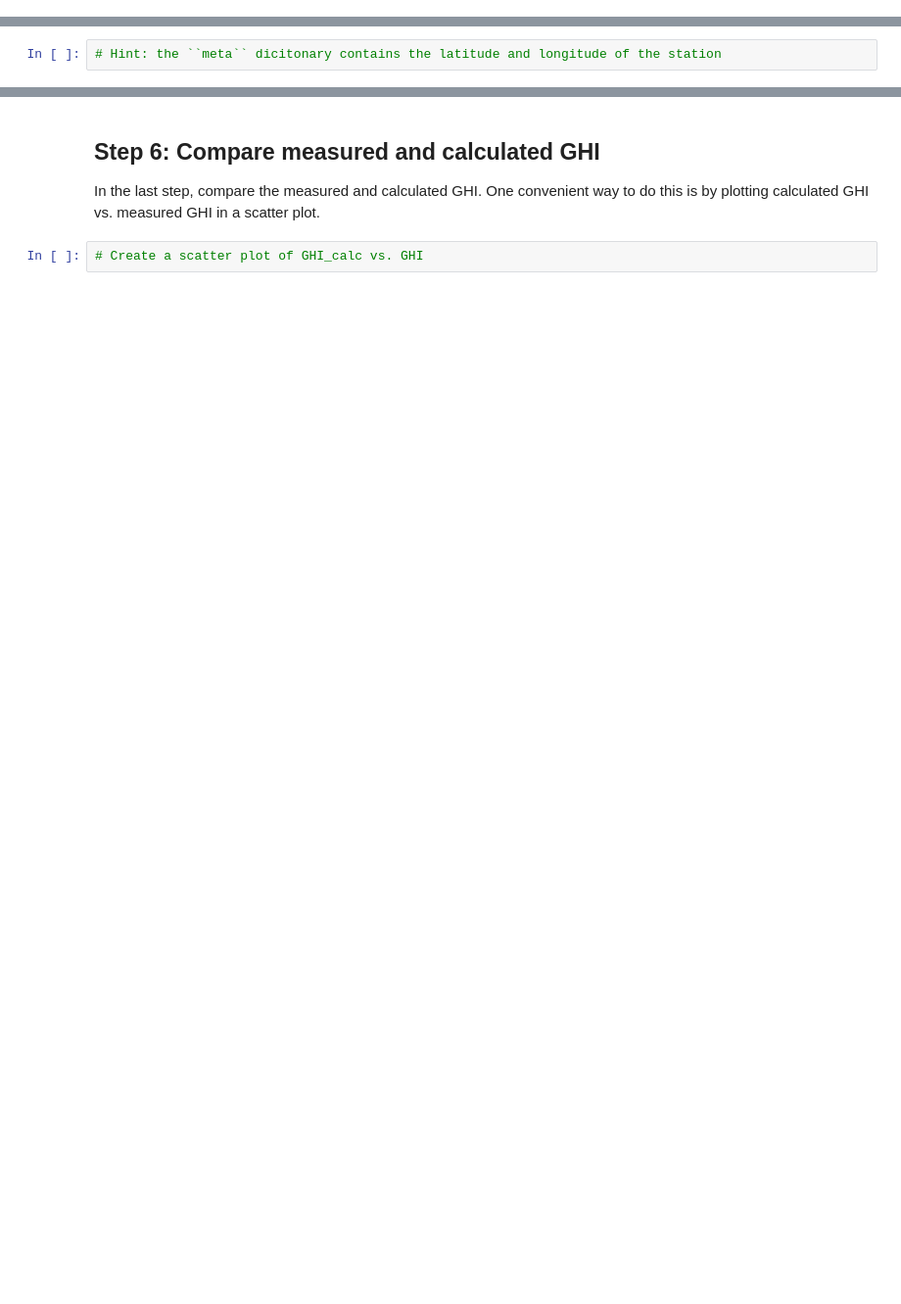
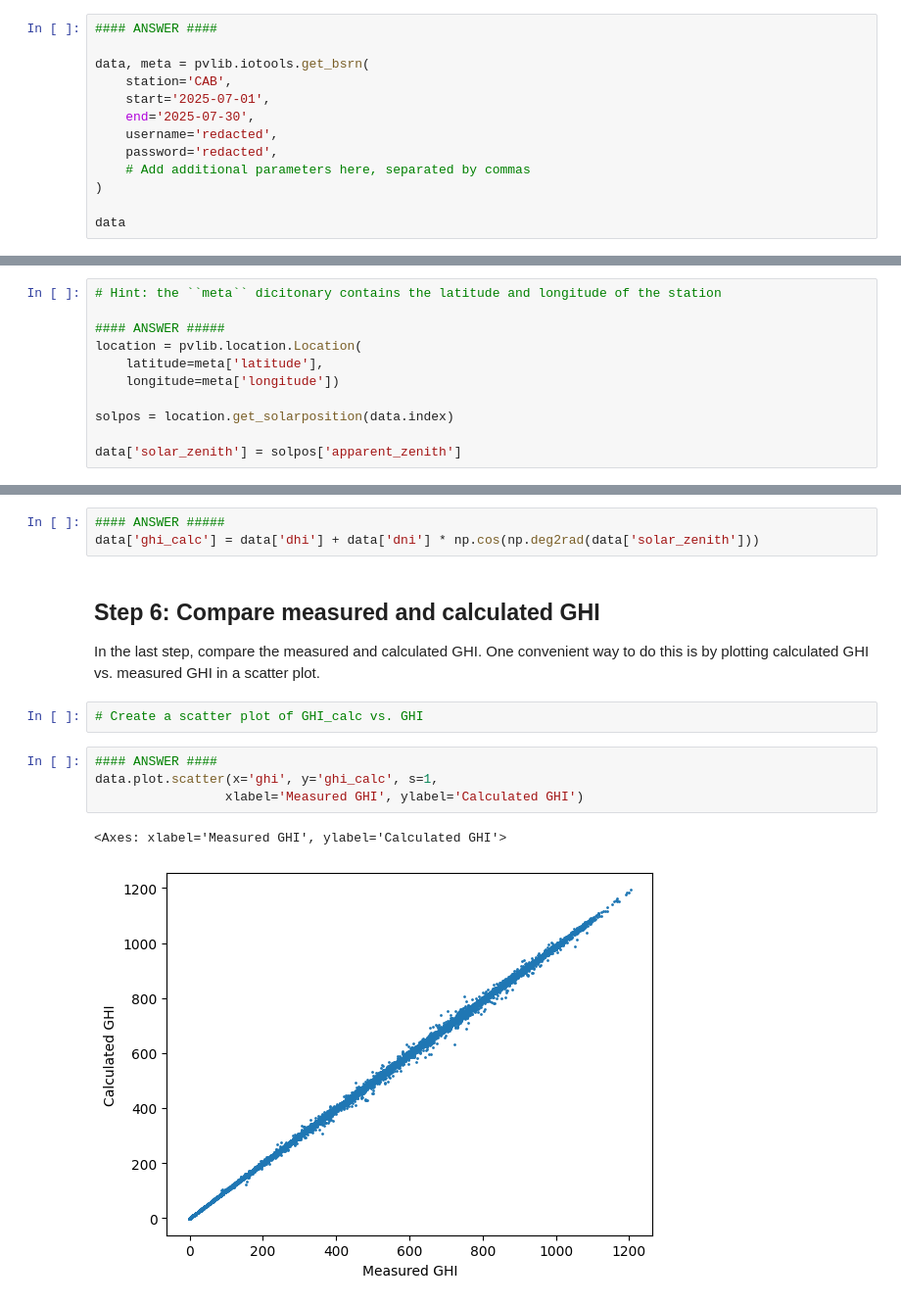
Before and after one commit to AdamRJensen/solar-resource-course, a Jupyter notebook: measurement_data_bsrn.ipynb, the cells around one changed output, grey strips where cells are left out. Shown: that part at 98% size. Cells and saved outputs as stored; diff of their text form; blank space fills up the shorter version.

Commit message:
Add correct answers

```diff
--- a/measurement_data_bsrn.ipynb
+++ b/measurement_data_bsrn.ipynb
@@ -48,0 +35,13 @@ data
+# %%
+#### ANSWER ####
+
+data, meta = pvlib.iotools.get_bsrn(
+    station='CAB',
+    start='2025-07-01',
+    end='2025-07-30',
+    username='redacted',
+    password='redacted',
+    # Add additional parameters here, separated by commas
+)
+
+data
@@ -59,6 +72,15 @@ Next, you should calculate the solar position of the time series.
 Note that you can get a series of the timestamps of the ``data`` object by writing ``data.index``.
 # %%
 # Hint: the ``meta`` dicitonary contains the latitude and longitude of the station
+
+#### ANSWER #####
+location = pvlib.location.Location(
+    latitude=meta['latitude'],
+    longitude=meta['longitude'])
+
+solpos = location.get_solarposition(data.index)
+
+data['solar_zenith'] = solpos['apparent_zenith']
 # %% [markdown]
 ## Step 5: Calculate GHI
 The DataFrame contains measured GHI, DHI, and DNI. Based on the closure equation, calculate GHI from DNI and DHI and name the new column ``GHI_calc``.
@@ -67,5 +89,15 @@ data['ghi_calc'] = # finish this line of code
+# %%
+#### ANSWER #####
+data['ghi_calc'] = data['dhi'] + data['dni'] * np.cos(np.deg2rad(data['solar_zenith']))
 # %% [markdown]
 ## Step 6: Compare measured and calculated GHI
 In the last step, compare the measured and calculated GHI. One convenient way to do this is by plotting calculated GHI vs. measured GHI in a scatter plot.
-# %%
-# Create a scatter plot of GHI_calc vs. GHI
+# %%
+# Create a scatter plot of GHI_calc vs. GHI
+# %%
+#### ANSWER ####
+data.plot.scatter(x='ghi', y='ghi_calc', s=1,
+                 xlabel='Measured GHI', ylabel='Calculated GHI')
+# %% [output]
+<Axes: xlabel='Measured GHI', ylabel='Calculated GHI'>
+[figure, added]
```
Also changed, not shown: parts of 5 cells of this notebook, 2 other files.
